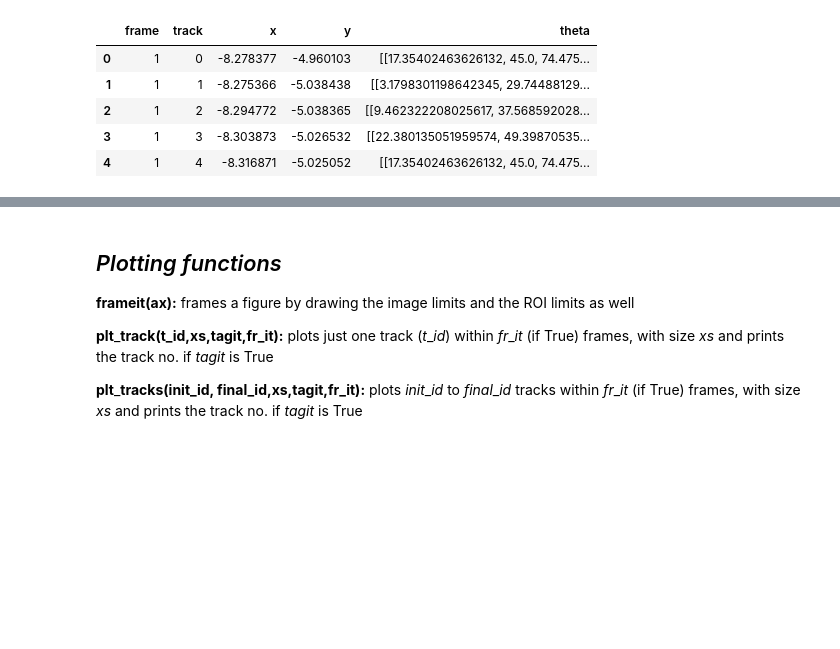
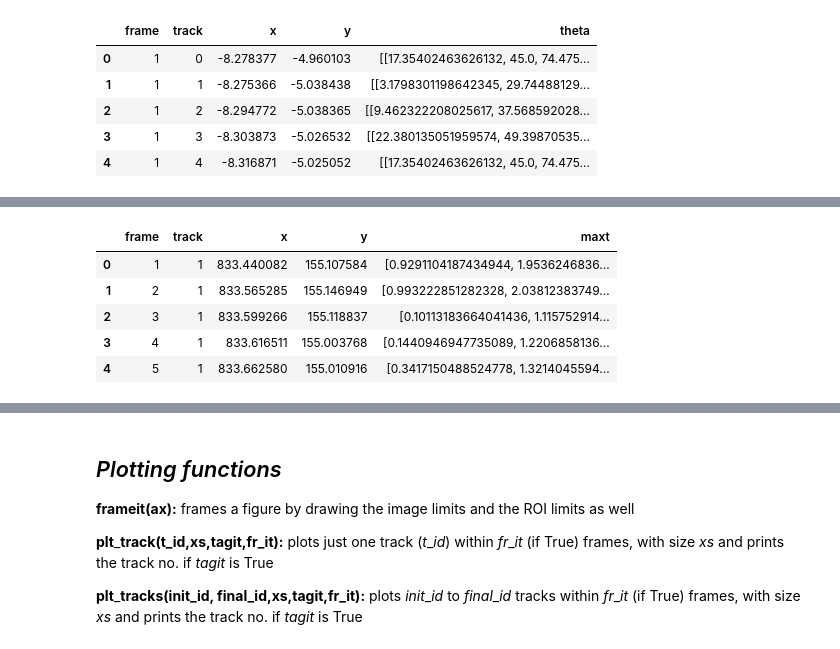
Before and after one commit to fvegar/brownian, a Jupyter notebook: chiral_tracks.ipynb, the cells around one changed output, grey strips where cells are left out. Saved outputs shown, nothing was run; the diff lists cells and outputs as text; code cells hidden in the pictures; blank space fills up the shorter version.

```diff
--- a/chiral_tracks.ipynb
+++ b/chiral_tracks.ipynb
@@ -851,0 +784,9 @@ display(HTML( datos.head().to_html() ))
+# %%
+tracks[1].head()
+# %% [output]
+|  | frame | track | x | y | maxt |
+| 0 | 1 | 1 | 833.440082 | 155.107584 | [0.9291104187434944, 1.9536246836... |
+| 1 | 2 | 1 | 833.565285 | 155.146949 | [0.993222851282328, 2.03812383749... |
+| 2 | 3 | 1 | 833.599266 | 155.118837 | [0.10113183664041436, 1.115752914... |
+| 3 | 4 | 1 | 833.616511 | 155.003768 | [0.1440946947735089, 1.2206858136... |
+| 4 | 5 | 1 | 833.662580 | 155.010916 | [0.3417150488524778, 1.3214045594... |
```
Also changed, not shown: parts of 40 cells of this notebook, 1 other file.
